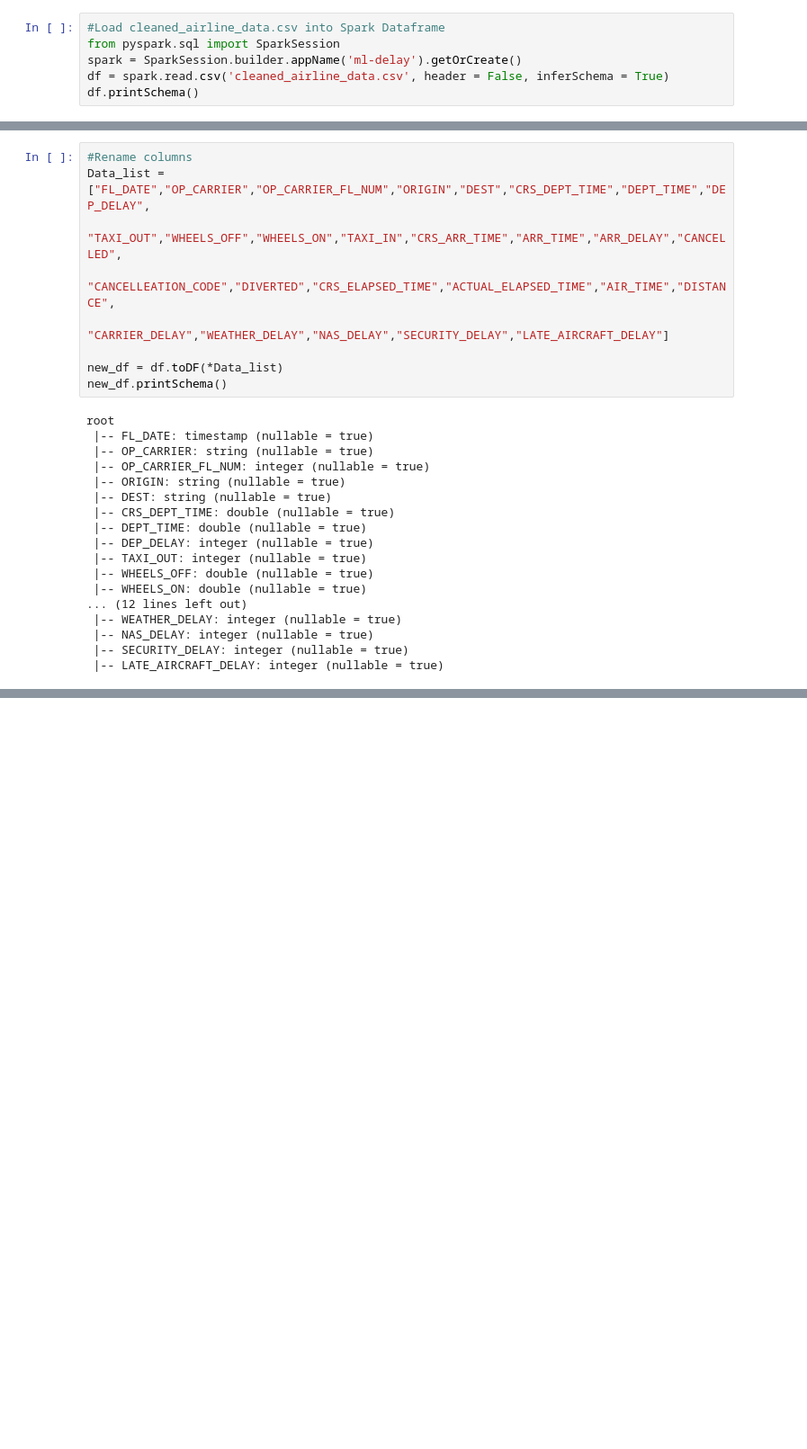
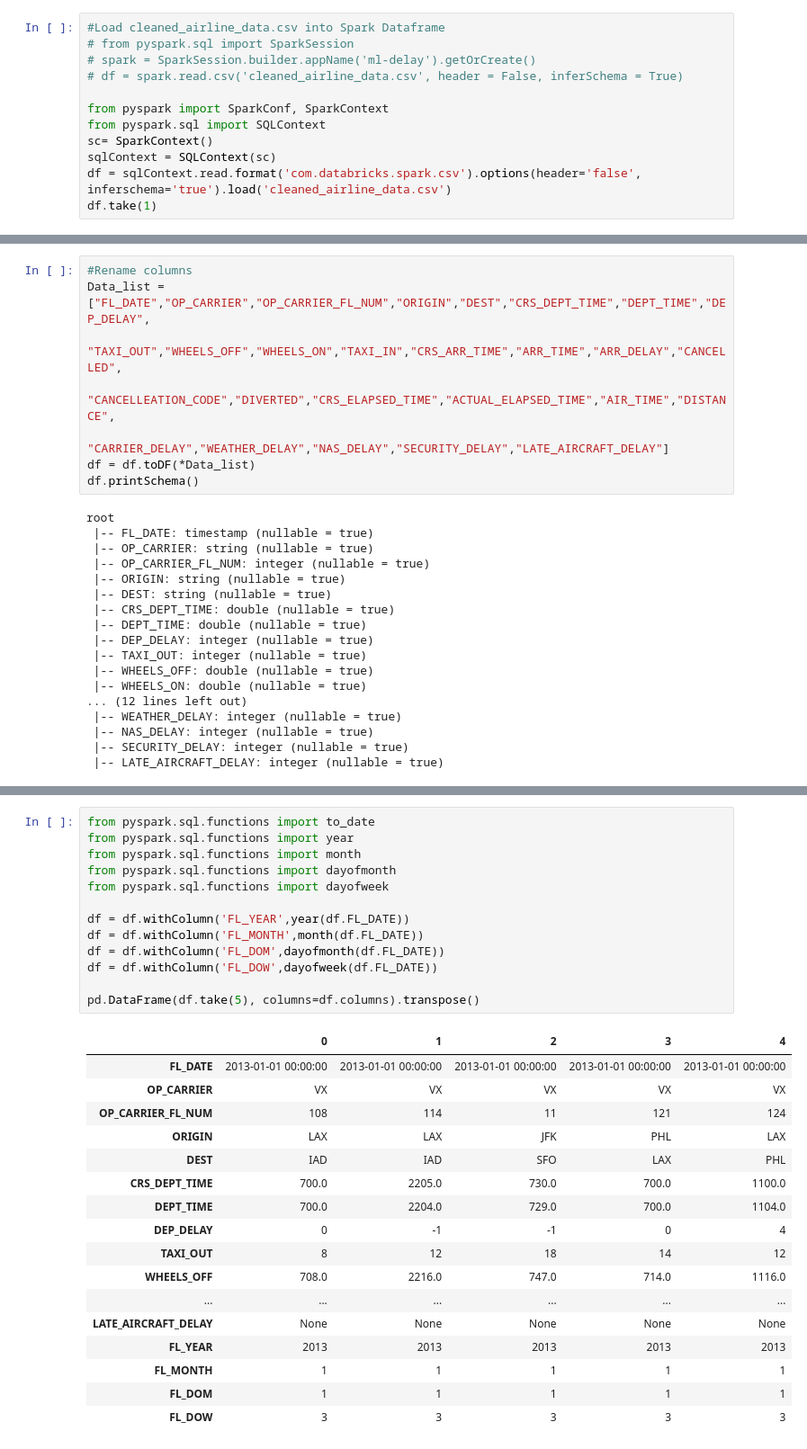
Before and after one commit to anderl23/ca4022-airline-delay-analysis, a Jupyter notebook: airlineDelayClassification.ipynb, the cells around one changed output, grey strips where cells are left out. Shown: that part at 90% size. Cells and saved outputs as stored; diff of their text form; blank space fills up the shorter version.

```diff
--- a/airlineDelayClassification.ipynb
+++ b/airlineDelayClassification.ipynb
@@ -1,7 +1,13 @@
 # %%
 #Load cleaned_airline_data.csv into Spark Dataframe
-from pyspark.sql import SparkSession
-spark = SparkSession.builder.appName('ml-delay').getOrCreate()
-df = spark.read.csv('cleaned_airline_data.csv', header = False, inferSchema = True)
-df.printSchema()
+# from pyspark.sql import SparkSession
+# spark = SparkSession.builder.appName('ml-delay').getOrCreate()
+# df = spark.read.csv('cleaned_airline_data.csv', header = False, inferSchema = True)
+
+from pyspark import SparkConf, SparkContext
+from pyspark.sql import SQLContext
+sc= SparkContext()
+sqlContext = SQLContext(sc)
+df = sqlContext.read.format('com.databricks.spark.csv').options(header='false', inferschema='true').load('cleaned_airline_data.csv')
+df.take(1)
 # %% [output]
@@ -29,9 +29,8 @@ Data_list = ["FL_DATE","OP_CARRIER","OP_CARRIER_FL_NUM","ORIGIN","DEST","CRS_DEP
              "TAXI_OUT","WHEELS_OFF","WHEELS_ON","TAXI_IN","CRS_ARR_TIME","ARR_TIME","ARR_DELAY","CANCELLED",
              "CANCELLEATION_CODE","DIVERTED","CRS_ELAPSED_TIME","ACTUAL_ELAPSED_TIME","AIR_TIME","DISTANCE",
              "CARRIER_DELAY","WEATHER_DELAY","NAS_DELAY","SECURITY_DELAY","LATE_AIRCRAFT_DELAY"]
-
-new_df = df.toDF(*Data_list)
-new_df.printSchema()
+df = df.toDF(*Data_list)
+df.printSchema()
 # %% [output]
 root
  |-- FL_DATE: timestamp (nullable = true)
@@ -82,0 +79,31 @@ categoricalColumns = ["OP_CARRIER","OP_CARRIER_FL_NUM","ORIGIN","DEST"]
+# %%
+from pyspark.sql.functions import to_date
+from pyspark.sql.functions import year
+from pyspark.sql.functions import month
+from pyspark.sql.functions import dayofmonth
+from pyspark.sql.functions import dayofweek
+
+df = df.withColumn('FL_YEAR',year(df.FL_DATE))
+df = df.withColumn('FL_MONTH',month(df.FL_DATE))
+df = df.withColumn('FL_DOM',dayofmonth(df.FL_DATE))
+df = df.withColumn('FL_DOW',dayofweek(df.FL_DATE))
+
+pd.DataFrame(df.take(5), columns=df.columns).transpose()
+# %% [output]
+|  | 0 | 1 | 2 | 3 | 4 |
+| FL_DATE | 2013-01-01 00:00:00 | 2013-01-01 00:00:00 | 2013-01-01 00:00:00 | 2013-01-01 00:00:00 | 2013-01-01 00:00:00 |
+| OP_CARRIER | VX | VX | VX | VX | VX |
+| OP_CARRIER_FL_NUM | 108 | 114 | 11 | 121 | 124 |
+| ORIGIN | LAX | LAX | JFK | PHL | LAX |
+| DEST | IAD | IAD | SFO | LAX | PHL |
+| CRS_DEPT_TIME | 700.0 | 2205.0 | 730.0 | 700.0 | 1100.0 |
+| DEPT_TIME | 700.0 | 2204.0 | 729.0 | 700.0 | 1104.0 |
+| DEP_DELAY | 0 | -1 | -1 | 0 | 4 |
+| TAXI_OUT | 8 | 12 | 18 | 14 | 12 |
+| WHEELS_OFF | 708.0 | 2216.0 | 747.0 | 714.0 | 1116.0 |
+| ... | ... | ... | ... | ... | ... |
+| LATE_AIRCRAFT_DELAY | None | None | None | None | None |
+| FL_YEAR | 2013 | 2013 | 2013 | 2013 | 2013 |
+| FL_MONTH | 1 | 1 | 1 | 1 | 1 |
+| FL_DOM | 1 | 1 | 1 | 1 | 1 |
+| FL_DOW | 3 | 3 | 3 | 3 | 3 |
```
Also changed, not shown: parts of 12 cells of this notebook.
